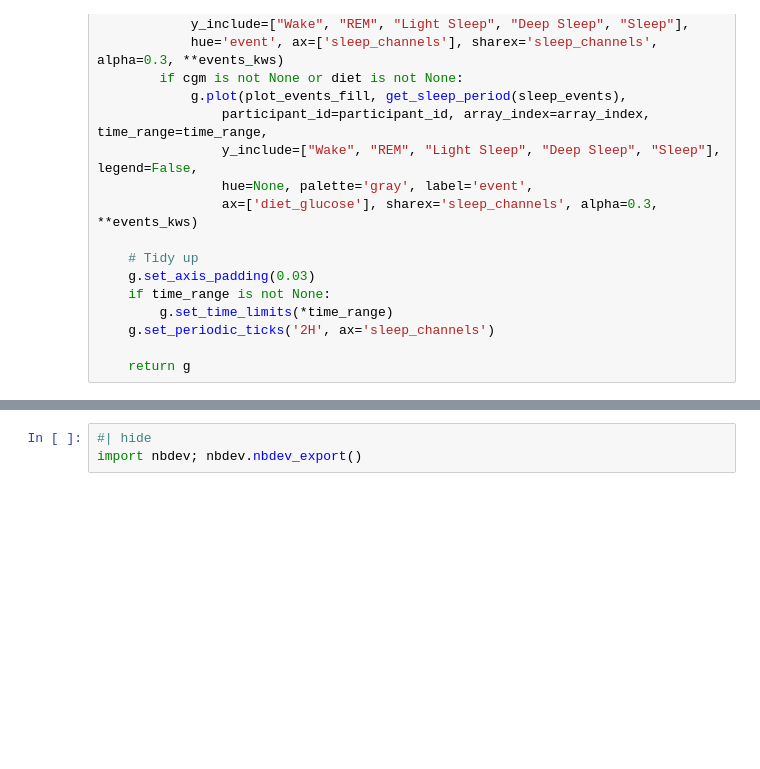
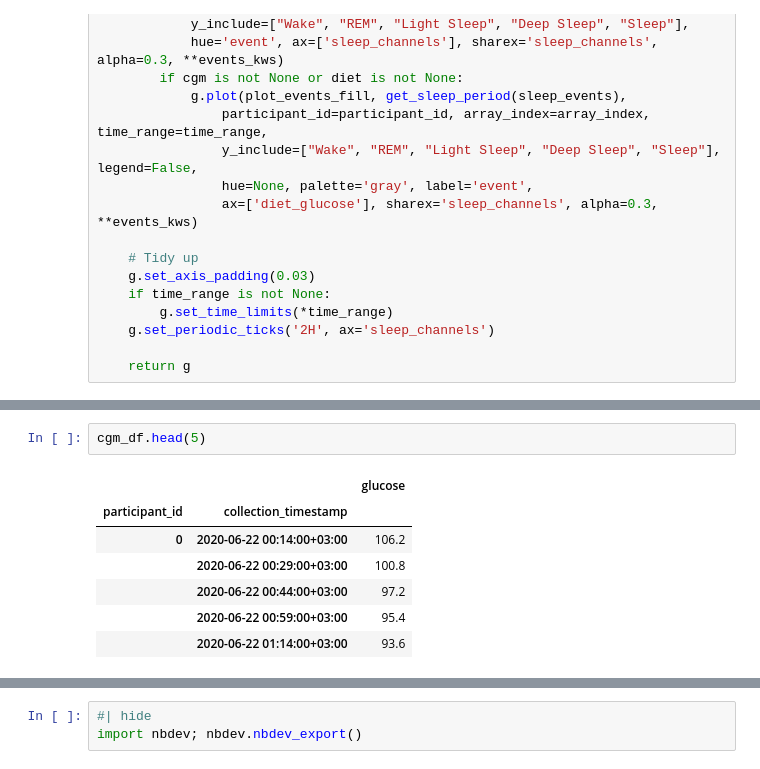
Before and after one commit to PhenoAI/pheno-utils, a Jupyter notebook: nbs/16_diet_plots.ipynb, the cells around one changed output, grey strips where cells are left out. Cells and saved outputs as stored; diff of their text form; blank space fills up the shorter version.

```diff
--- a/nbs/16_diet_plots.ipynb
+++ b/nbs/16_diet_plots.ipynb
@@ -636,0 +663,10 @@ def plot_diet_cgm_sleep(
+# %%
+cgm_df.head(5)
+# %% [output]
+|  |  | glucose |
+| participant_id | collection_timestamp |  |
+| 0 | 2020-06-22 00:14:00+03:00 | 106.2 |
+|  | 2020-06-22 00:29:00+03:00 | 100.8 |
+|  | 2020-06-22 00:44:00+03:00 | 97.2 |
+|  | 2020-06-22 00:59:00+03:00 | 95.4 |
+|  | 2020-06-22 01:14:00+03:00 | 93.6 |
```
Also changed, not shown: parts of 8 cells of this notebook.
